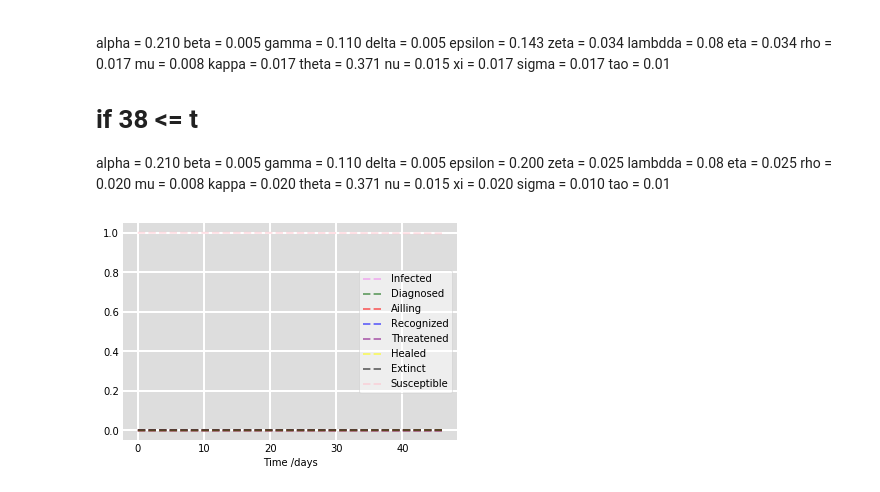
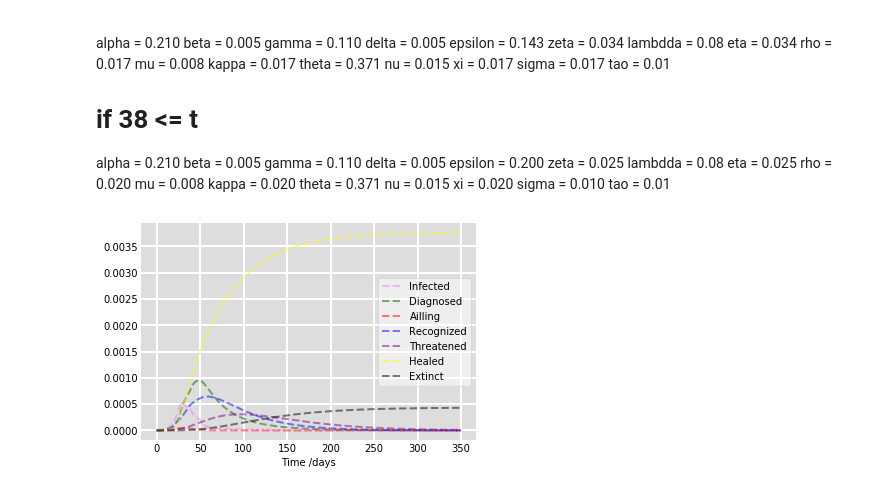
Before and after one commit to Shaier/DINN, a Jupyter notebook: generate_SIDARTHE_data.ipynb, the cells around one changed output. Cells and saved outputs as stored; diff of their text form; code cells hidden in the pictures.

```diff
--- a/generate_SIDARTHE_data.ipynb
+++ b/generate_SIDARTHE_data.ipynb
@@ -128,7 +128,7 @@ E0 = 0
 S0 = 1 - I0 - D0 - A0 - R0 - T0 - H0 - E0
 
 # A grid of time points (in days)
-t = np.linspace(0, 46, 230)
+t = np.linspace(0, 350, 351)
 
 # The SIR model differential equations.
 def deriv(y, t):
@@ -223,8 +223,26 @@ def deriv(y, t):
         tao = 0.01
 
 
-    if  38 <= t:
+    if  38 <= t < 50:
         alpha = 0.210
+        beta = 0.005
+        gamma = 0.110
+        delta = 0.005
+        epsilon = 0.200
+        zeta = 0.025
+        lambdda = 0.08
+        eta = 0.025
+        rho = 0.020
+        mu = 0.008
+        kappa = 0.020
+        theta = 0.371
+        nu = 0.015
+        xi = 0.020
+        sigma = 0.010
+        tao = 0.01
+
+    if  50 <= t:
+        alpha = 0.105
         beta = 0.005
         gamma = 0.110
         delta = 0.005
@@ -255,32 +273,32 @@ def deriv(y, t):
 
 # Initial conditions vector
 y0 = I0, D0, A0, R0, T0, H0, E0, S0
 
 # Integrate the SIR equations over the time grid, t.
 ret = odeint(deriv, y0, t)
 I, D, A, R, T, H, E, S = ret.T
 
 # Plot the data on two separate curves for S(t), I(t)
 fig = plt.figure(facecolor='w')
 ax = fig.add_subplot(111, facecolor='#dddddd', axisbelow=True)
 
 ax.plot(t, I, 'violet', alpha=0.5, lw=2, label='Infected', linestyle='dashed')
 ax.plot(t, D, 'darkgreen', alpha=0.5, lw=2, label='Diagnosed', linestyle='dashed')
 ax.plot(t, A, 'red', alpha=0.5, lw=2, label='Ailling', linestyle='dashed')
 ax.plot(t, R, 'blue', alpha=0.5, lw=2, label='Recognized', linestyle='dashed')
 ax.plot(t, T, 'purple', alpha=0.5, lw=2, label='Threatened', linestyle='dashed')
 ax.plot(t, H, 'yellow', alpha=0.5, lw=2, label='Healed', linestyle='dashed')
 ax.plot(t, E, 'black', alpha=0.5, lw=2, label='Extinct', linestyle='dashed')
-ax.plot(t, S, 'pink', alpha=0.5, lw=2, label='Susceptible', linestyle='dashed')
+#ax.plot(t, S, 'pink', alpha=0.5, lw=2, label='Susceptible', linestyle='dashed')
 
 ax.set_xlabel('Time /days')
 ax.yaxis.set_tick_params(length=0)
 ax.xaxis.set_tick_params(length=0)
 ax.grid(b=True, which='major', c='w', lw=2, ls='-')
 legend = ax.legend()
 legend.get_frame().set_alpha(0.5)
 for spine in ('top', 'right', 'bottom', 'left'):
     ax.spines[spine].set_visible(False)
 plt.show()
 # %% [output]
-[figure, old version]
+[figure, new version]
```
Also changed, not shown: 2 other files.
